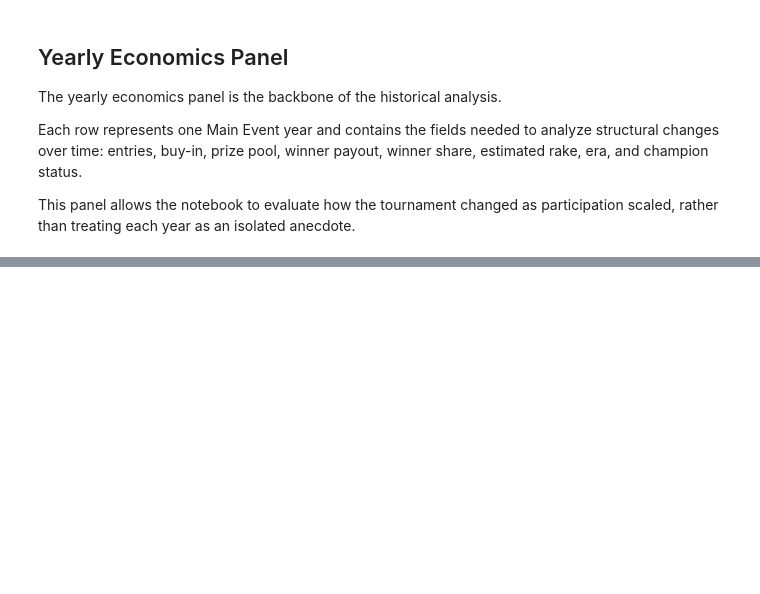
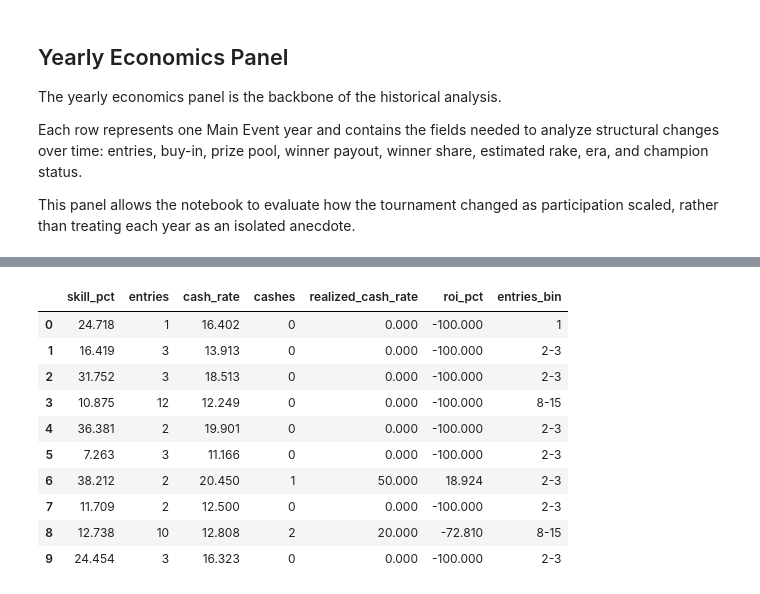
Before and after one commit to huntbrian1/WSOPProject, a Jupyter notebook: notebooks/WSOP_Main_Event_Analytics.ipynb, the cells around one changed output, grey strips where cells are left out. Drawn from its saved outputs; the diff is of its cells as text; code cells hidden in the pictures; blank space fills up the shorter version.

```diff
--- a/notebooks/WSOP_Main_Event_Analytics.ipynb
+++ b/notebooks/WSOP_Main_Event_Analytics.ipynb
@@ -590,0 +837,14 @@ display(scenario_df)
+# %%
+sim_players.head(10)
+# %% [output]
+|  | skill_pct | entries | cash_rate | cashes | realized_cash_rate | roi_pct | entries_bin |
+| 0 | 24.718 | 1 | 16.402 | 0 | 0.000 | -100.000 | 1 |
+| 1 | 16.419 | 3 | 13.913 | 0 | 0.000 | -100.000 | 2-3 |
+| 2 | 31.752 | 3 | 18.513 | 0 | 0.000 | -100.000 | 2-3 |
+| 3 | 10.875 | 12 | 12.249 | 0 | 0.000 | -100.000 | 8-15 |
+| 4 | 36.381 | 2 | 19.901 | 0 | 0.000 | -100.000 | 2-3 |
+| 5 | 7.263 | 3 | 11.166 | 0 | 0.000 | -100.000 | 2-3 |
+| 6 | 38.212 | 2 | 20.450 | 1 | 50.000 | 18.924 | 2-3 |
+| 7 | 11.709 | 2 | 12.500 | 0 | 0.000 | -100.000 | 2-3 |
+| 8 | 12.738 | 10 | 12.808 | 2 | 20.000 | -72.810 | 8-15 |
+| 9 | 24.454 | 3 | 16.323 | 0 | 0.000 | -100.000 | 2-3 |
```
Also changed, not shown: parts of 63 cells of this notebook.
